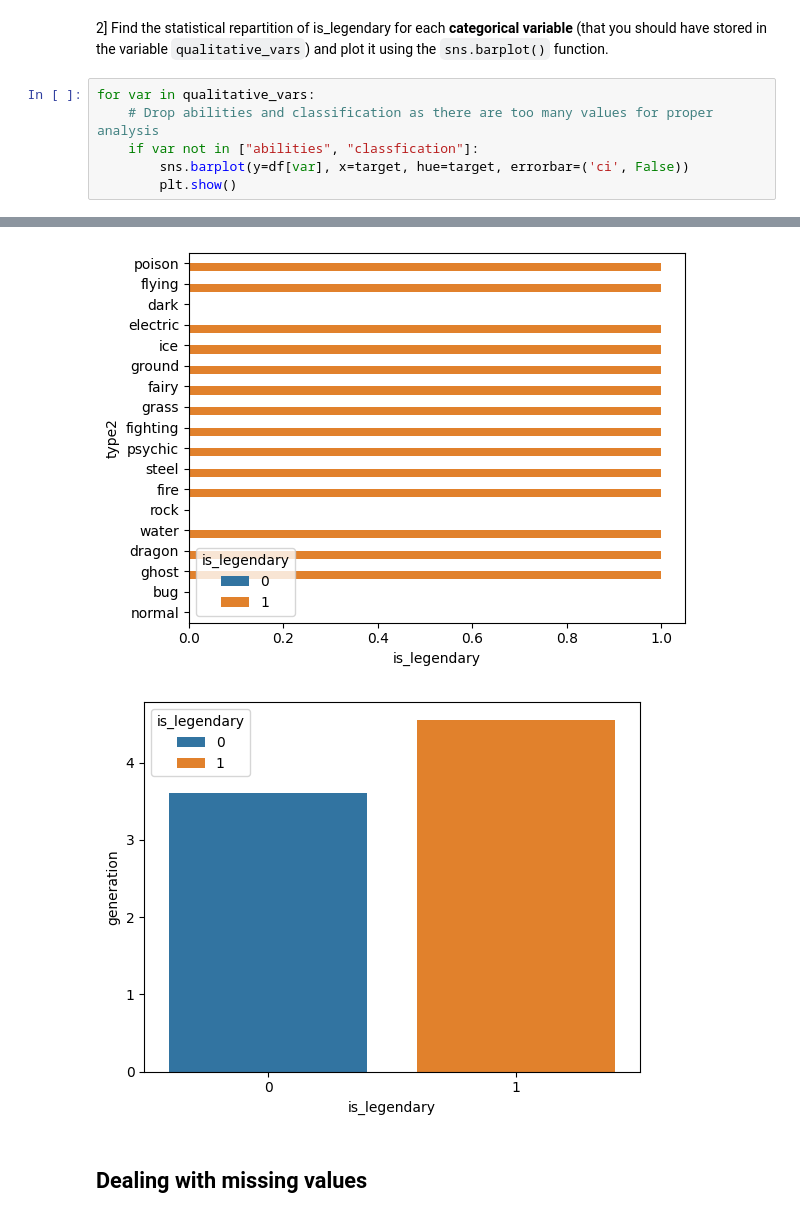
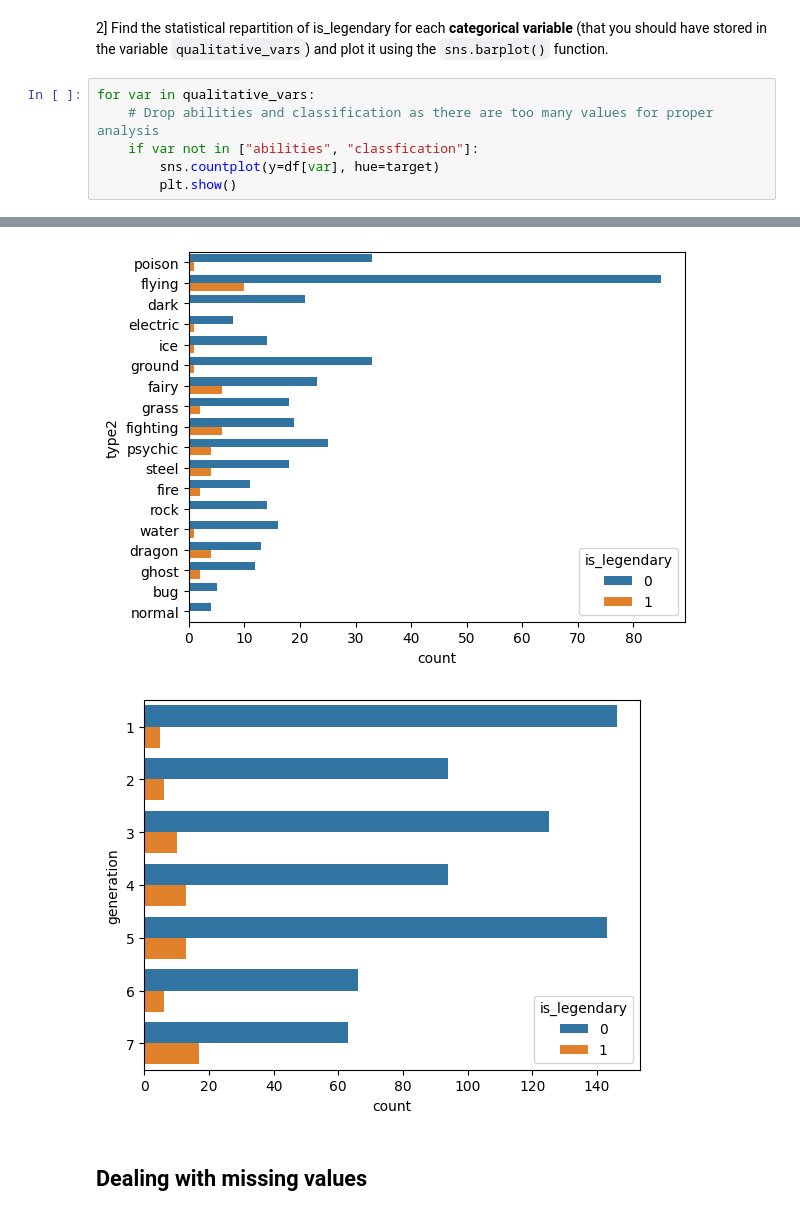
Before and after one commit to SphRbtHyk/miashs_introduction_ml, a Jupyter notebook: lab2/lab2_data_analysis.ipynb, the cells around one changed output, grey strips where cells are left out. Saved outputs shown, nothing was run; the diff lists cells and outputs as text.

```diff
--- a/lab2/lab2_data_analysis.ipynb
+++ b/lab2/lab2_data_analysis.ipynb
@@ -273,6 +253,6 @@ impact_vers
 for var in qualitative_vars:
     # Drop abilities and classification as there are too many values for proper analysis
     if var not in ["abilities", "classfication"]:
-        sns.barplot(y=df[var], x=target, hue=target, errorbar=('ci', False))
+        sns.countplot(y=df[var], hue=target)
         plt.show()
 # %% [output]
@@ -280,5 +260,5 @@ for var in qualitative_vars:
-[figure, old version]
+[figure, new version]
-[figure, old version]
+[figure, new version]
 # %% [markdown]
 ## Dealing with missing values
 # %% [markdown]
```
Also changed, not shown: parts of 7 cells of this notebook.
